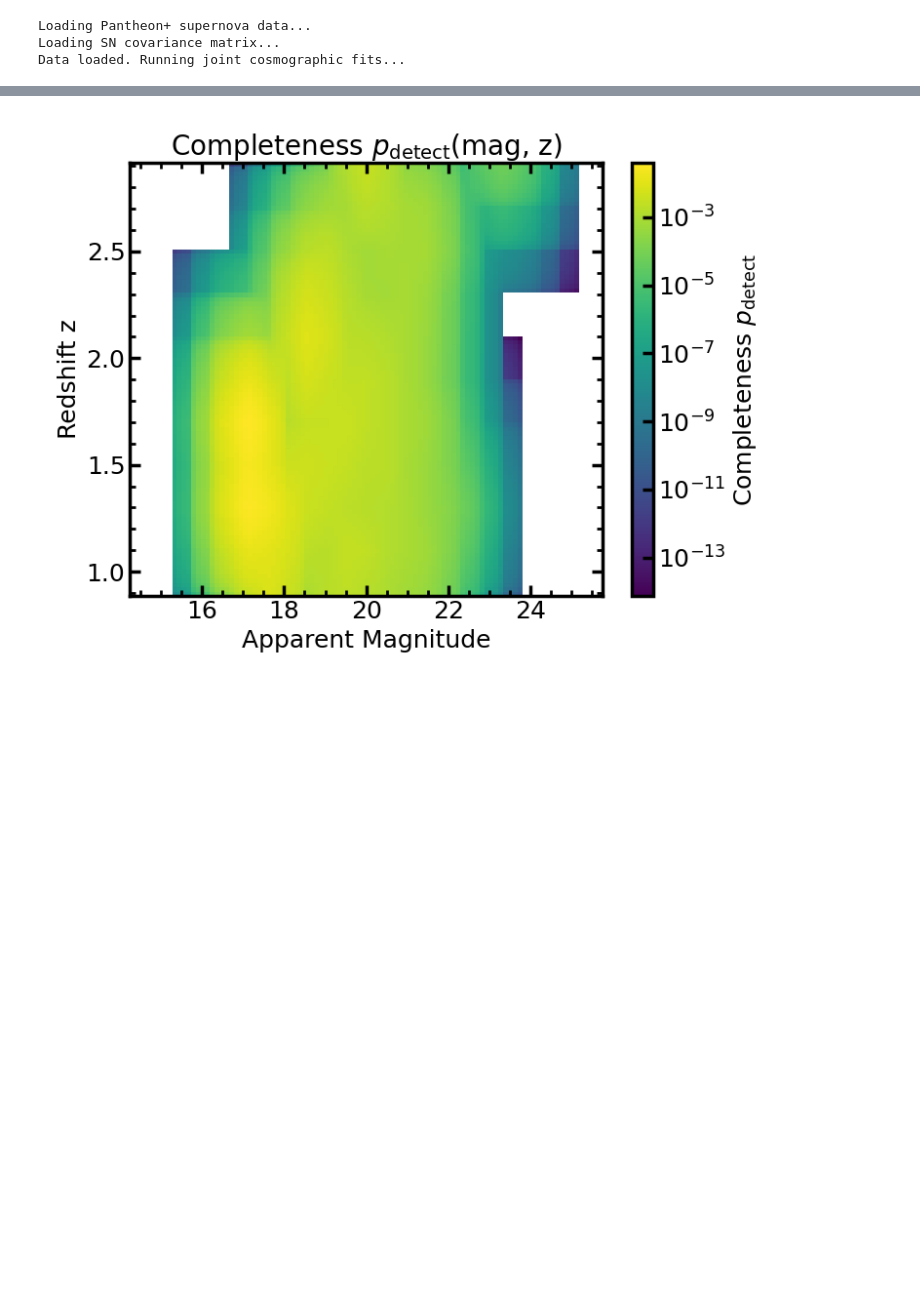
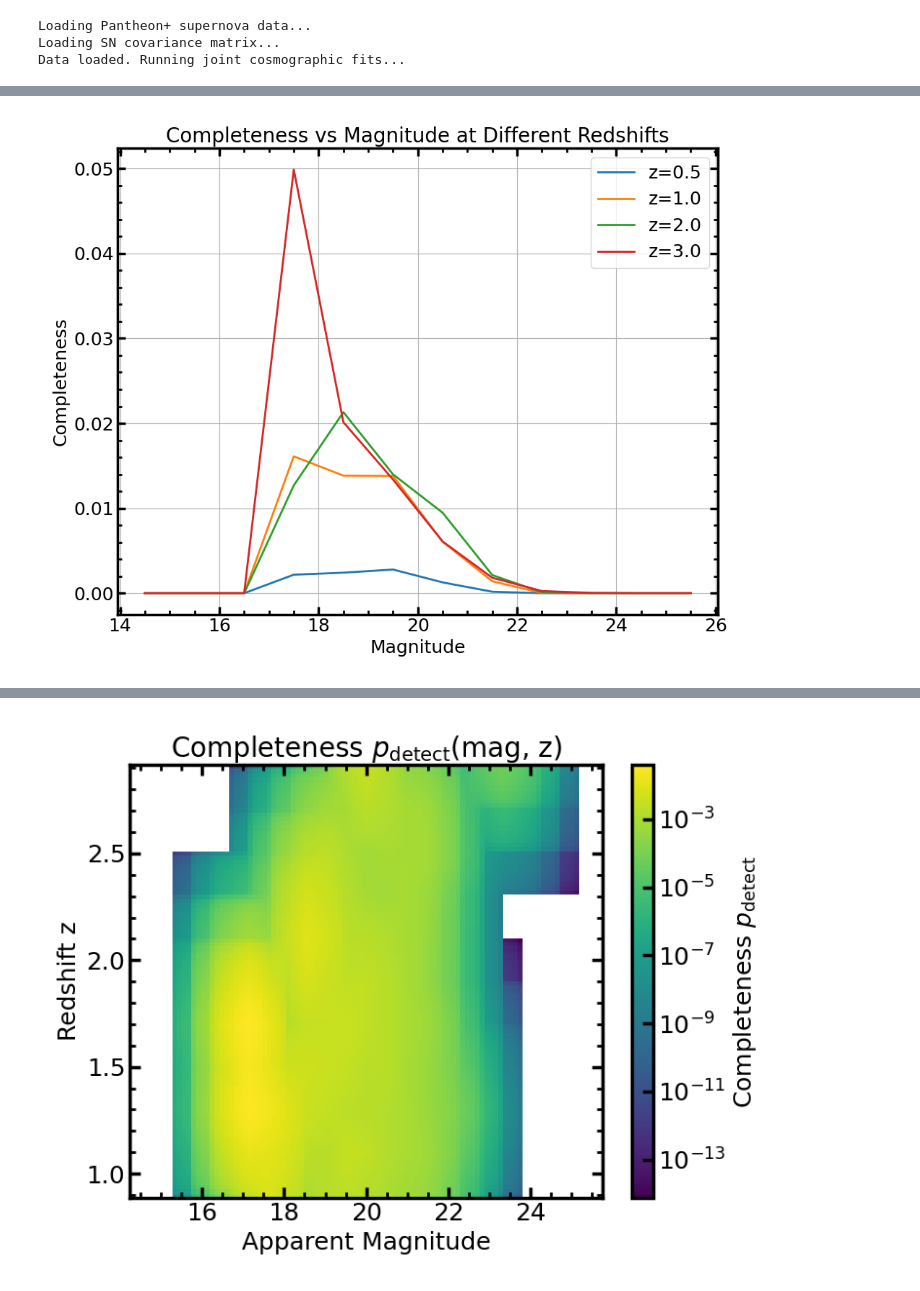
Before and after one commit to dutra/qvc, a Jupyter notebook: tutorials/hubble diagram py.ipynb, the cells around one changed output, grey strips where cells are left out. Drawn from its saved outputs; the diff is of its cells as text; code cells hidden in the pictures; blank space fills up the shorter version.

```diff
--- a/tutorials/hubble diagram py.ipynb
+++ b/tutorials/hubble diagram py.ipynb
@@ -122,0 +66,5 @@ plt.show()
+# %%
+import pickle
+
+with open("sampler_joint_notdz2.pkl", "wb") as f:
+    pickle.dump(sampler_joint, f)
@@ -122,0 +113,20 @@ plt.show()
+# %%
+from scipy.stats import linregress
+from hubble_utils import get_completeness_function_2d, compute_delta_mag_bias_2d_zbins
+
+completeness2d, mag_centers, z_centers, dm, dz = get_completeness_function_2d(df_agn)
+delta_mag_arr, _ = compute_delta_mag_bias_2d_zbins(df_agn, completeness2d, mag_centers, z_centers, dm)
+# %%
+z_vals_to_test = [0.5, 1.0, 2.0, 3.0]
+plt.figure()
+for zval in z_vals_to_test:
+    plt.plot(mag_centers, completeness2d(mag_centers, zval*np.ones_like(mag_centers)), label=f'z={zval}')
+plt.xlabel('Magnitude')
+plt.ylabel('Completeness')
+plt.title('Completeness vs Magnitude at Different Redshifts')
+plt.legend()
+plt.grid(True)
+plt.tight_layout()
+plt.show()
+# %% [output]
+[figure, added]
```
Also changed, not shown: parts of 15 cells of this notebook, 6 other files.
